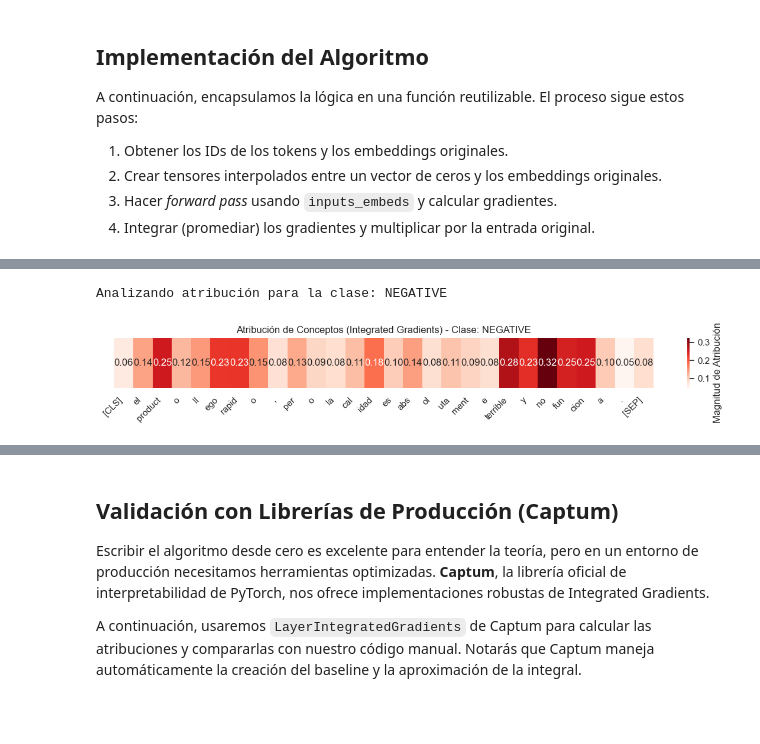
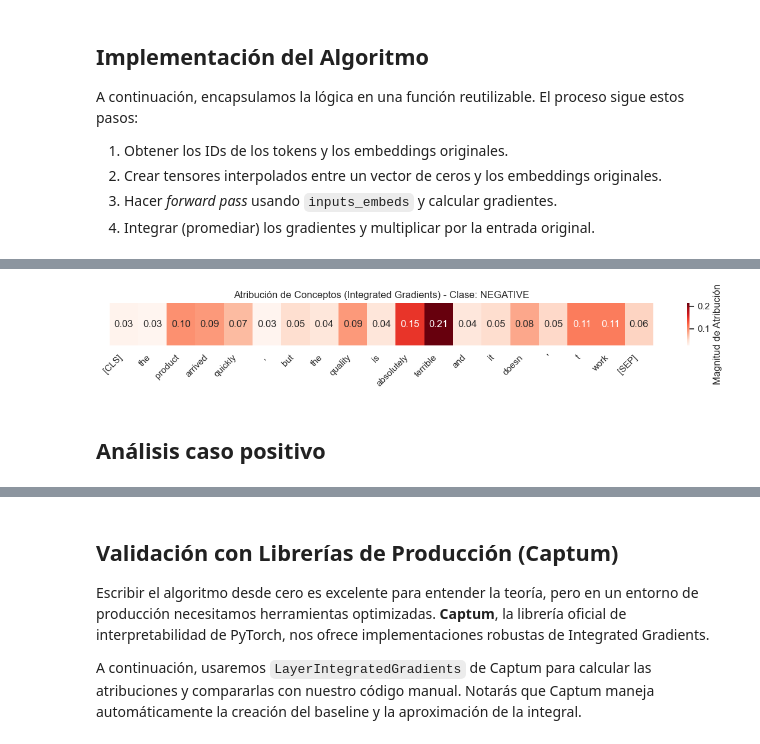
Before and after one commit to NadiaTamayo15/ColegiodeMatematicasBourbaki, a Jupyter notebook: Curso-Interpretabilidad/Semana02-IntegratedGradientDescents/O1-IntegratedGradientDescents.ipynb, the cells around one changed output, grey strips where cells are left out. Cells and saved outputs as stored; diff of their text form; code cells hidden in the pictures; blank space fills up the shorter version.

```diff
--- a/Curso-Interpretabilidad/Semana02-IntegratedGradientDescents/O1-IntegratedGradientDescents.ipynb
+++ b/Curso-Interpretabilidad/Semana02-IntegratedGradientDescents/O1-IntegratedGradientDescents.ipynb
@@ -79 +59,3 @@ print("Clases del modelo:", model.config.id2label)
 Clases del modelo: {0: 'NEGATIVE', 1: 'POSITIVE'}
+# %%
+inputs = tokenizer("I love this movie", return_tensors="pt")
@@ -131,0 +181,3 @@ def calcular_ig(texto, clase_objetivo, modelo, tokenizador, m_steps=50):
+# %%
+# Probemos con una frase de ejemplo
+texto_prueba_negativo = "The product arrived quickly, but the quality is absolutely terrible and it doesn't work"
@@ -131,0 +215,11 @@ def calcular_ig(texto, clase_objetivo, modelo, tokenizador, m_steps=50):
+# %%
+# Limpiamos un poco los tokens especiales de subword para la grafica
+clean_tokens = [t.replace("Ġ", "").replace("##", "") for t in tokens]
+
+# Crear un DataFrame con atribucion sin signo y con signo por token
+df_attr = pd.DataFrame({
+    "Token": clean_tokens,
+    "Importancia": attributions,
+    "Importancia_signed": attributions_signed
+})
+print(df_attr)
@@ -132,43 +247,22 @@ def calcular_ig(texto, clase_objetivo, modelo, tokenizador, m_steps=50):
 # %%
-# Probemos con una frase de ejemplo
-texto_prueba = "El producto llegó rápido, pero la calidad es absolutamente terrible y no funciona."
 
-# En este modelo: 0 = NEGATIVE, 1 = POSITIVE
-clase_analizar = 0
-print(f"Analizando atribución para la clase: {model.config.id2label[clase_analizar]}")
-
-tokens, attributions = calcular_ig(
-    texto=texto_prueba,
-    clase_objetivo=clase_analizar,
-    modelo=model,
-    tokenizador=tokenizer,
-    m_steps=50
-)
-
-# Limpiamos un poco los tokens especiales de subword para la gráfica
-clean_tokens = [t.replace("Ġ", "").replace("##", "") for t in tokens]
-
-# Crear un DataFrame para facilitar la graficación
-df_attr = pd.DataFrame({
-    "Token": clean_tokens,
-    "Importancia": attributions
-})
 
 # Graficar un mapa de calor (Heatmap) horizontal
 plt.figure(figsize=(12, 2))
 sns.heatmap(
     data=[df_attr["Importancia"].values],
     xticklabels=df_attr["Token"].values,
     yticklabels=False,
     cmap="Reds",
     cbar_kws={"label": "Magnitud de Atribución (IG)"},
     annot=True,
     fmt=".2f"
 )
 plt.title(f"Atribución de Conceptos (Integrated Gradients) - Clase: {model.config.id2label[clase_analizar]}")
 plt.xticks(rotation=45, ha="right")
 plt.tight_layout()
 plt.show()
 # %% [output]
-Analizando atribución para la clase: NEGATIVE
-[figure, old version]
+[figure, new version]
+# %% [markdown]
+## Análisis caso positivo
```
Also changed, not shown: parts of 18 cells of this notebook.
